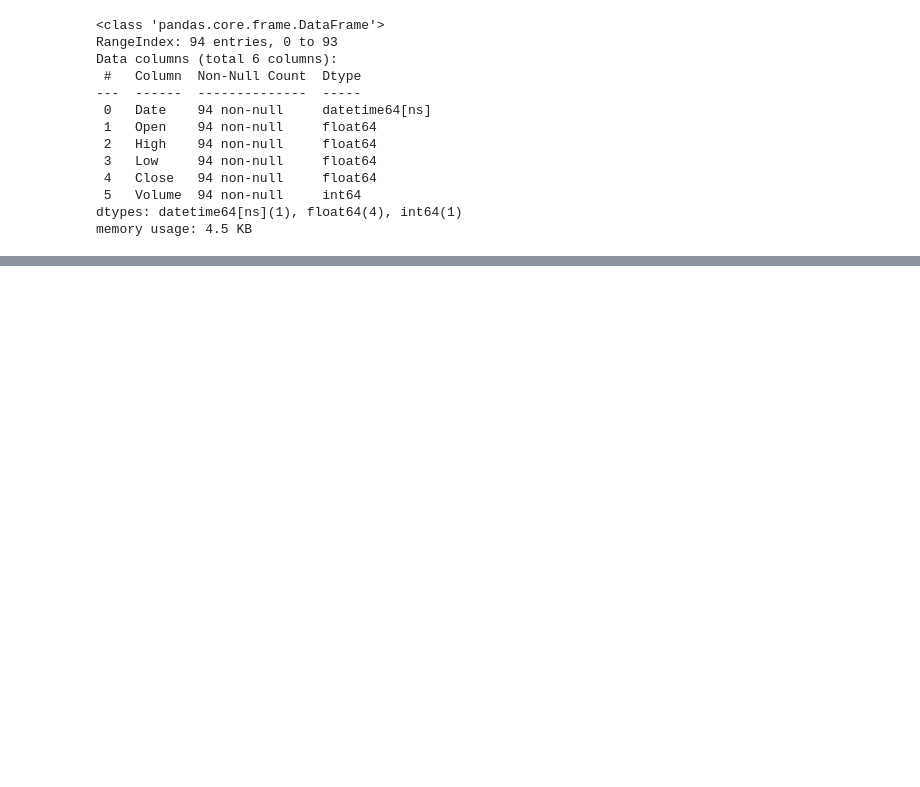
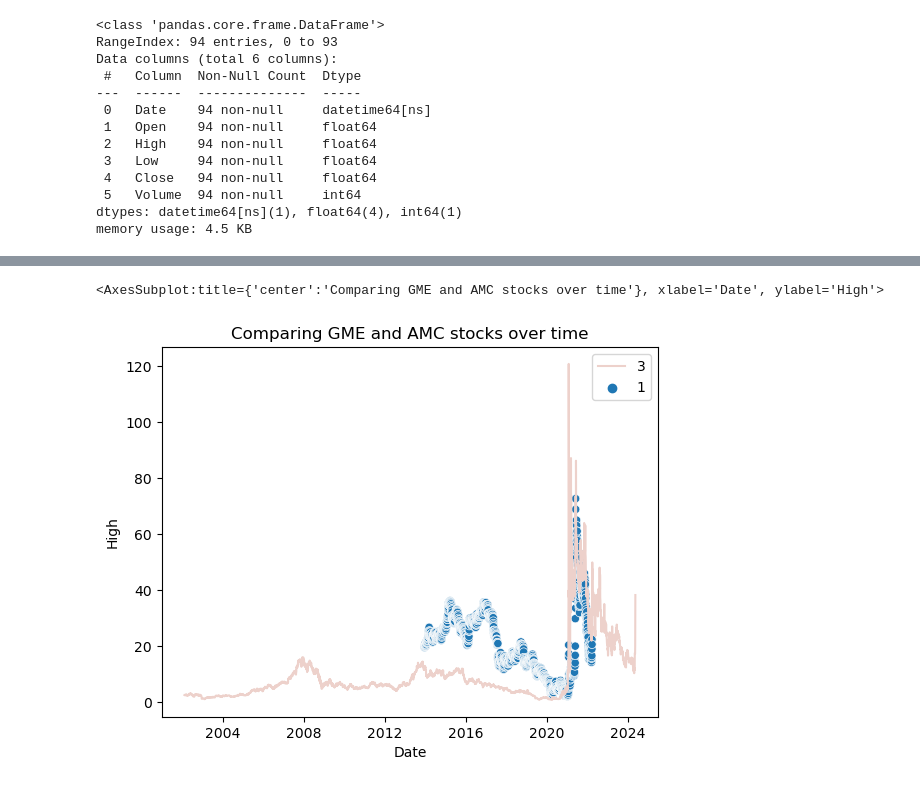
Before and after one commit to CrunchySweet/AI, a Jupyter notebook: Semester1/Stocks/Stocks.ipynb, the cells around one changed output, grey strips where cells are left out. Cells and saved outputs as stored; diff of their text form; code cells hidden in the pictures; blank space fills up the shorter version.

Commit message:
More data to combine

```diff
--- a/Semester1/Stocks/Stocks.ipynb
+++ b/Semester1/Stocks/Stocks.ipynb
@@ -166,2 +154,0 @@ result.tail()
-# %%
-amc.drop(['Adj Close'],inplace = True, axis=1)
@@ -191,0 +168,2 @@ sns.scatterplot(data = amc, x='Date', y = 'High')
+# %%
+df.drop(['Adj Close'],inplace = True, axis=1)
@@ -191,0 +188,6 @@ sns.scatterplot(data = amc, x='Date', y = 'High')
+# %%
+sns.lineplot(data = df, x='Date', y = 'High', hue=3).set_title('Comparing GME and AMC stocks over time')
+sns.scatterplot(data = amc, x='Date', y = 'High', hue=1)
+# %% [output]
+<AxesSubplot:title={'center':'Comparing GME and AMC stocks over time'}, xlabel='Date', ylabel='High'>
+[figure, added]
```
Also changed, not shown: parts of 27 cells of this notebook, 1 other file.
